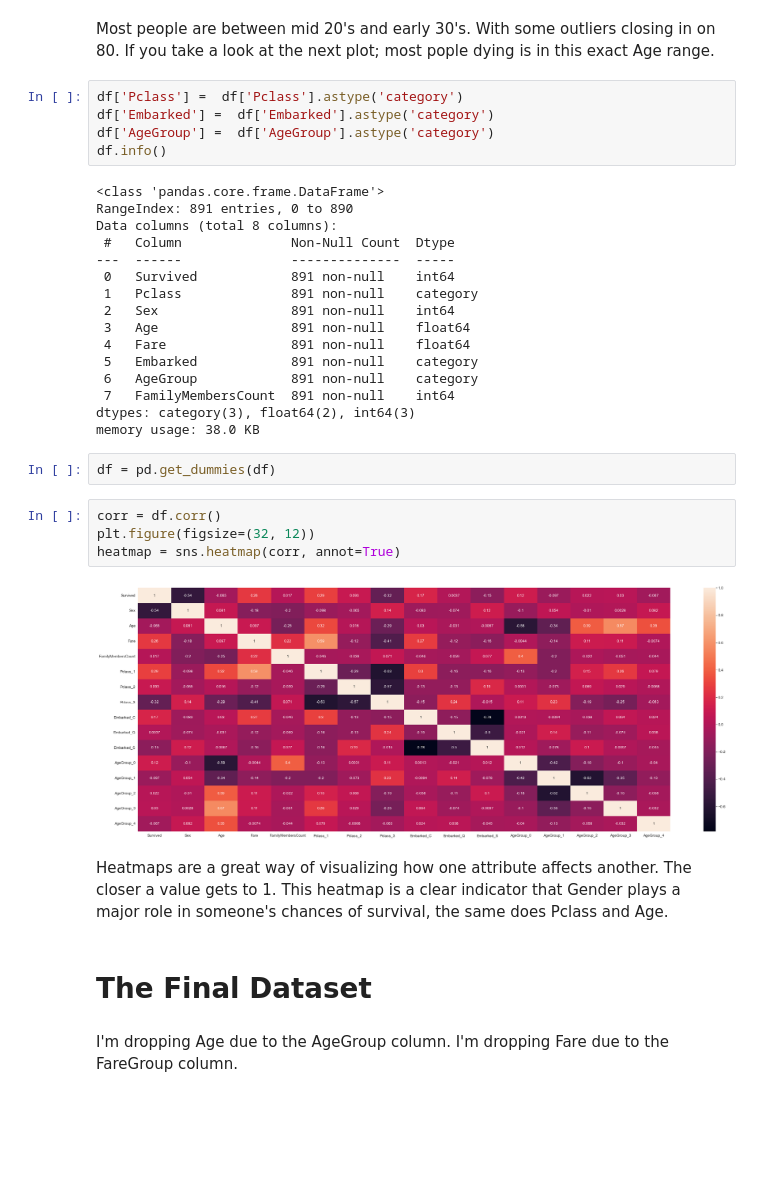
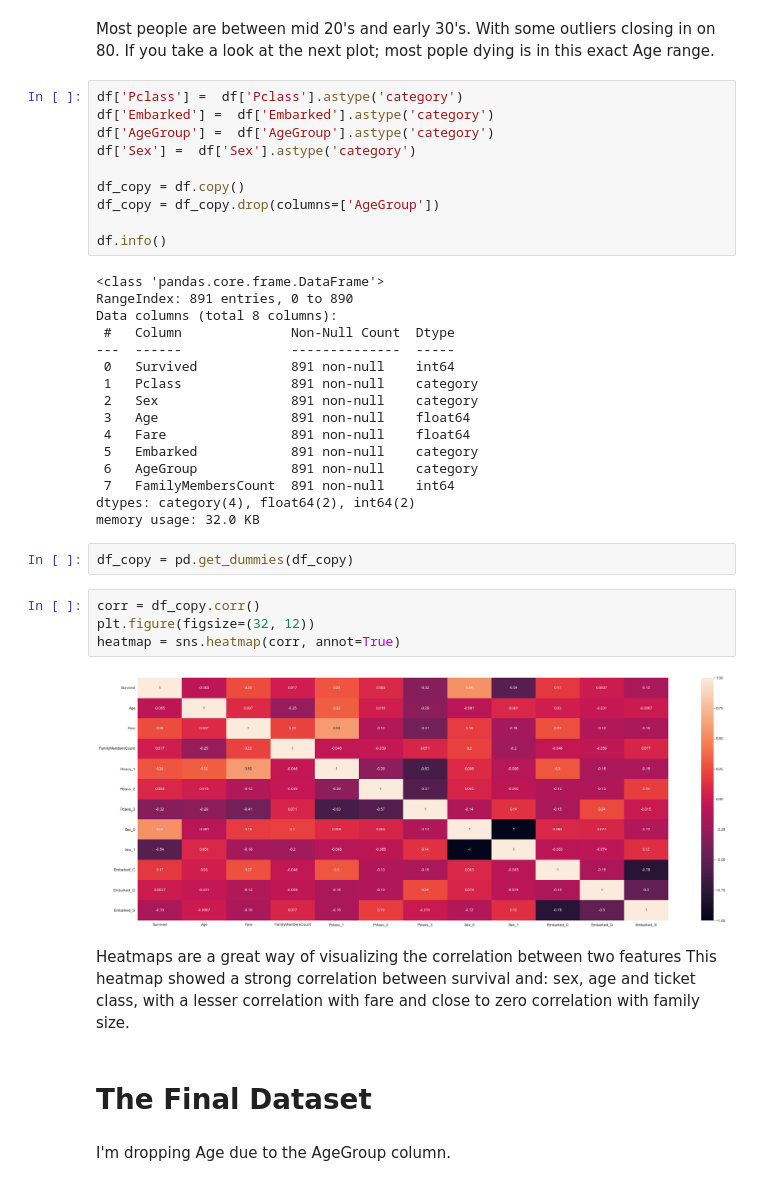
Before and after one commit to Markuski2023/MLGit, a Jupyter notebook: Oblig1/classification.ipynb, the cells around one changed output. Cells and saved outputs as stored; diff of their text form; blank space fills up the shorter version.

```diff
--- a/Oblig1/classification.ipynb
+++ b/Oblig1/classification.ipynb
@@ -355,6 +363,11 @@ Most people are between mid 20's and early 30's. With some outliers closing in o
 df['Pclass'] =  df['Pclass'].astype('category')
 df['Embarked'] =  df['Embarked'].astype('category')
 df['AgeGroup'] =  df['AgeGroup'].astype('category')
+df['Sex'] =  df['Sex'].astype('category')
+
+df_copy = df.copy()
+df_copy = df_copy.drop(columns=['AgeGroup'])
+
 df.info()
 # %% [output]
 <class 'pandas.core.frame.DataFrame'>
@@ -364,28 +377,27 @@ Data columns (total 8 columns):
 ---  ------              --------------  -----
  0   Survived            891 non-null    int64
  1   Pclass              891 non-null    category
- 2   Sex                 891 non-null    int64
+ 2   Sex                 891 non-null    category
  3   Age                 891 non-null    float64
  4   Fare                891 non-null    float64
  5   Embarked            891 non-null    category
  6   AgeGroup            891 non-null    category
  7   FamilyMembersCount  891 non-null    int64
-dtypes: category(3), float64(2), int64(3)
-memory usage: 38.0 KB
+dtypes: category(4), float64(2), int64(2)
+memory usage: 32.0 KB
 # %%
-df = pd.get_dummies(df)
+df_copy = pd.get_dummies(df_copy)
 # %%
-corr = df.corr()
+corr = df_copy.corr()
 plt.figure(figsize=(32, 12))
 heatmap = sns.heatmap(corr, annot=True)
 # %% [output]
-[figure, old version]
+[figure, new version]
-# %% [markdown]
-Heatmaps are a great way of visualizing how one attribute affects another. The closer a value gets to 1.
-This heatmap is a clear indicator that Gender plays a major role in someone's chances of survival, the same does Pclass and Age.
+# %% [markdown]
+Heatmaps are a great way of visualizing the correlation between two features
+This heatmap showed a strong correlation between survival and: sex, age and ticket class, with a lesser correlation with fare and close to zero correlation with family size.
 # %% [markdown]
 # The Final Dataset
 # %% [markdown]
 I'm dropping Age due to the AgeGroup column.
-I'm dropping Fare due to the FareGroup column.
 # %%
```
Also changed, not shown: parts of 5 cells of this notebook, 24 other files.
